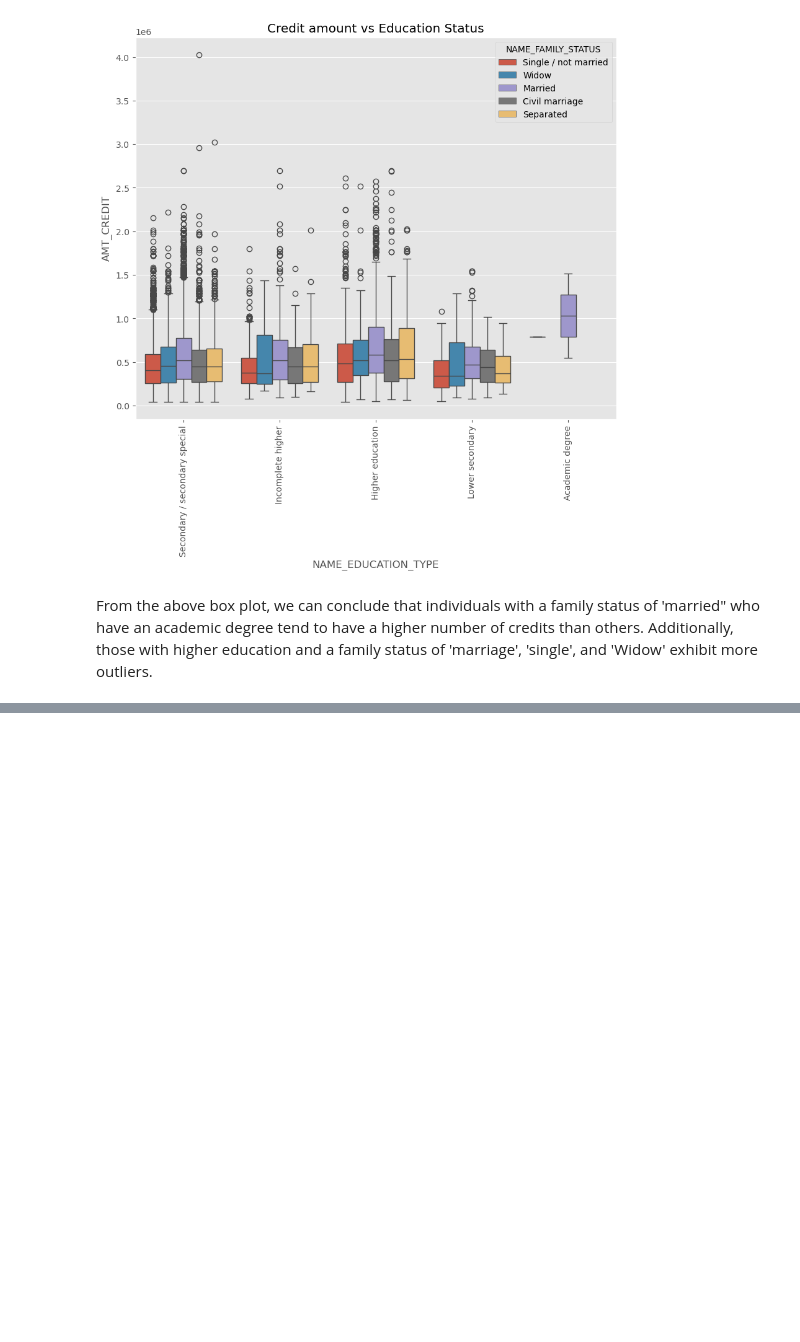
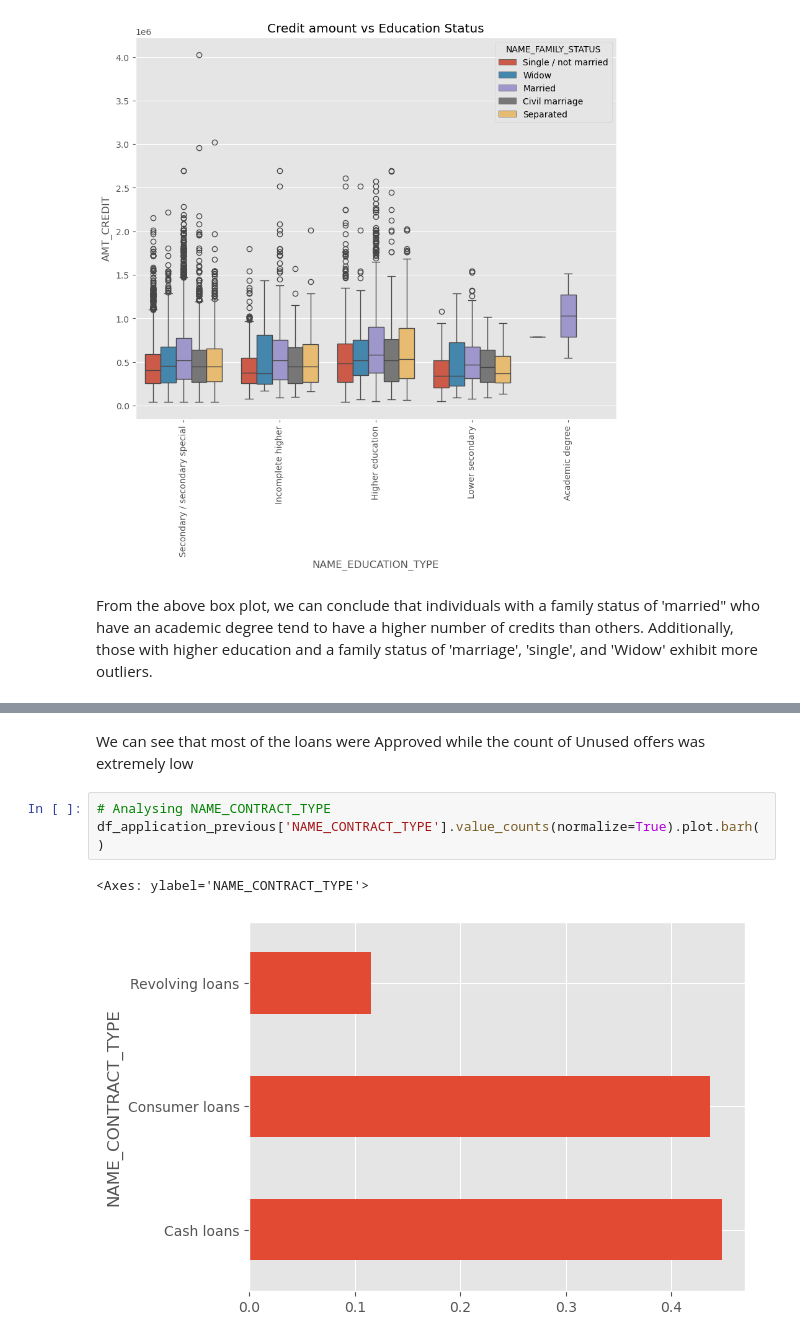
Before and after one commit to PrakNew/UpGrad, a Jupyter notebook: Credit EDA Case Study/credit-eda-case-study.ipynb, the cells around one changed output, grey strips where cells are left out. Saved outputs shown, nothing was run; the diff lists cells and outputs as text; blank space fills up the shorter version.

```diff
--- a/Credit EDA Case Study/credit-eda-case-study.ipynb
+++ b/Credit EDA Case Study/credit-eda-case-study.ipynb
@@ -848,0 +871,8 @@ From the above box plot, we can conclude that individuals with a family status o
+# %% [markdown]
+We can see that most of the loans were Approved while the count of Unused offers was extremely low
+# %%
+# Analysing NAME_CONTRACT_TYPE
+df_application_previous['NAME_CONTRACT_TYPE'].value_counts(normalize=True).plot.barh()
+# %% [output]
+<Axes: ylabel='NAME_CONTRACT_TYPE'>
+[figure, added]
```
Also changed, not shown: parts of 27 cells of this notebook.
